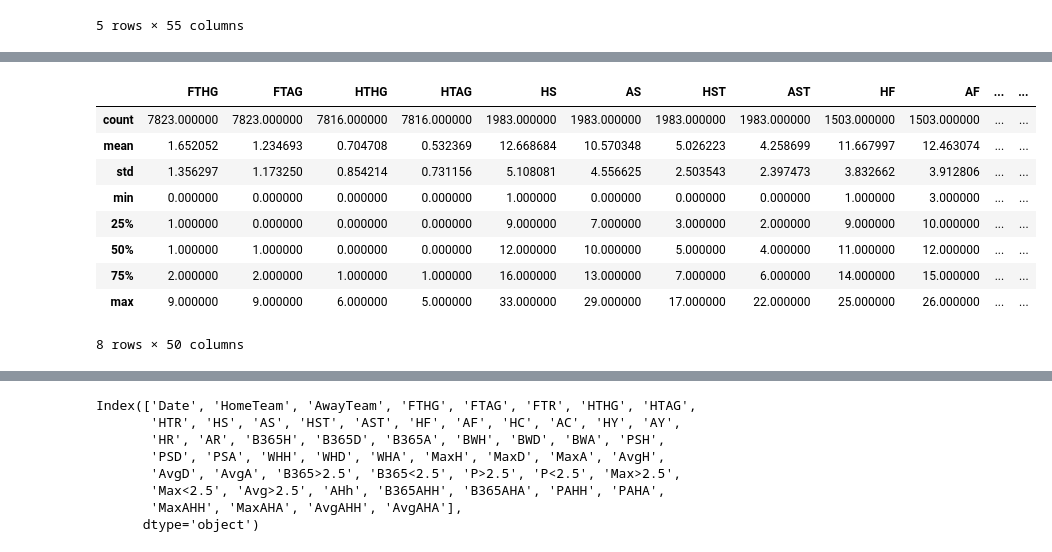
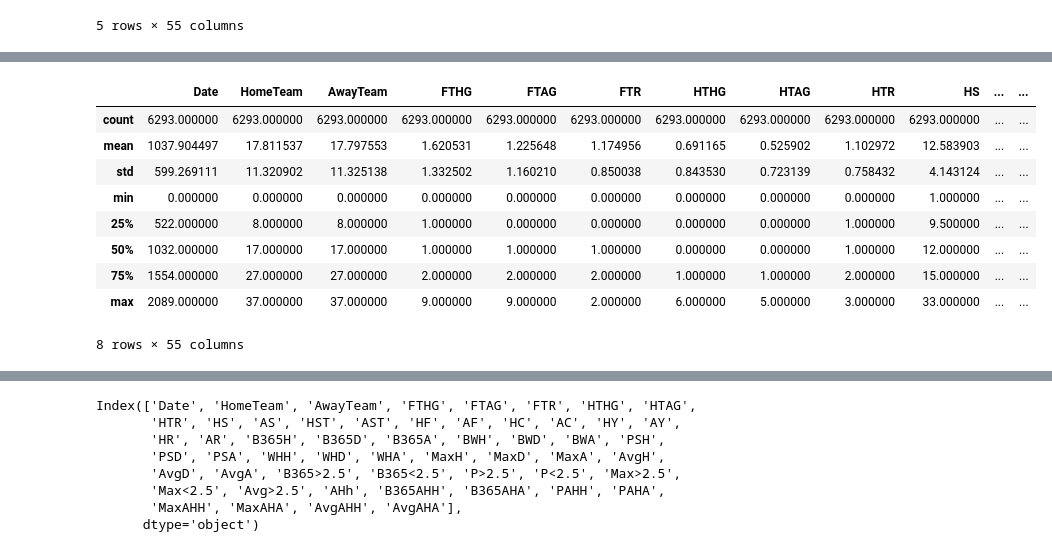
Before and after one commit to mstfgul/BetPredictionProject, a Jupyter notebook: visualizations/data_analysis_model_training_2.ipynb, the cells around one changed output, grey strips where cells are left out. Saved outputs shown, nothing was run; the diff lists cells and outputs as text; code cells hidden in the pictures.

Commit message:
update data analysis model training 2

```diff
--- a/visualizations/data_analysis_model_training_2.ipynb
+++ b/visualizations/data_analysis_model_training_2.ipynb
@@ -78,3 +78,22 @@ df_clean.head()
 | 3 | 04/08/07 | Dender | Germinal | 1.0 | 2.0 | A | ... |
 | 4 | 04/08/07 | FC Brussels | Westerlo | 0.0 | 1.0 | A | ... |
 5 rows × 55 columns
+# %%
+
+# Transform categorical data into numerical data
+
+from sklearn.preprocessing import LabelEncoder
+
+def encode_data(df):
+    le = LabelEncoder()
+    df['FTR and Res = Full Time Result (H=Home Win, D=Draw, A=Away Win)'] = le.fit_transform(df['FTR and Res = Full Time Result (H=Home Win, D=Draw, A=Away Win)'])
+    df['HTR = Half Time Result (H=Home Win, D=Draw, A=Away Win)'] = le.fit_transform(df['HTR = Half Time Result (H=Home Win, D=Draw, A=Away Win)'])
+    df['Date'] = le.fit_transform(df['Date'])
+
+
+    df['HomeTeam'] = le.fit_transform(df['HomeTeam'])
+    df['AwayTeam'] = le.fit_transform(df['AwayTeam'])
+    return df
+
+df_encoded = encode_data(df_clean.copy())
+df_encoded.head()
@@ -90,20 +117,20 @@ df_clean.head()
 from sklearn.impute import KNNImputer
 
 imputer = KNNImputer(n_neighbors=2)
-df_filled = imputer.fit_transform(df)
+df_filled = imputer.fit_transform(df_encoded)
 df_filled = pd.DataFrame(df_filled, columns=df.columns)
 # %%
 # General statistics
 
-df.describe()
+df_filled.describe()
 # %% [output]
-|  | FTHG | FTAG | HTHG | HTAG | HS | AS | HST | AST | HF | AF | ... | ... |
-| count | 7823.000000 | 7823.000000 | 7816.000000 | 7816.000000 | 1983.000000 | 1983.000000 | 1983.000000 | 1983.000000 | 1503.000000 | 1503.000000 | ... | ... |
-| mean | 1.652052 | 1.234693 | 0.704708 | 0.532369 | 12.668684 | 10.570348 | 5.026223 | 4.258699 | 11.667997 | 12.463074 | ... | ... |
-| std | 1.356297 | 1.173250 | 0.854214 | 0.731156 | 5.108081 | 4.556625 | 2.503543 | 2.397473 | 3.832662 | 3.912806 | ... | ... |
-| min | 0.000000 | 0.000000 | 0.000000 | 0.000000 | 1.000000 | 0.000000 | 0.000000 | 0.000000 | 1.000000 | 3.000000 | ... | ... |
-| 25% | 1.000000 | 0.000000 | 0.000000 | 0.000000 | 9.000000 | 7.000000 | 3.000000 | 2.000000 | 9.000000 | 10.000000 | ... | ... |
-| 50% | 1.000000 | 1.000000 | 0.000000 | 0.000000 | 12.000000 | 10.000000 | 5.000000 | 4.000000 | 11.000000 | 12.000000 | ... | ... |
-| 75% | 2.000000 | 2.000000 | 1.000000 | 1.000000 | 16.000000 | 13.000000 | 7.000000 | 6.000000 | 14.000000 | 15.000000 | ... | ... |
-| max | 9.000000 | 9.000000 | 6.000000 | 5.000000 | 33.000000 | 29.000000 | 17.000000 | 22.000000 | 25.000000 | 26.000000 | ... | ... |
+|  | Date | HomeTeam | AwayTeam | FTHG | FTAG | FTR | HTHG | HTAG | HTR | HS | ... | ... |
+| count | 6293.000000 | 6293.000000 | 6293.000000 | 6293.000000 | 6293.000000 | 6293.000000 | 6293.000000 | 6293.000000 | 6293.000000 | 6293.000000 | ... | ... |
+| mean | 1037.904497 | 17.811537 | 17.797553 | 1.620531 | 1.225648 | 1.174956 | 0.691165 | 0.525902 | 1.102972 | 12.583903 | ... | ... |
+| std | 599.269111 | 11.320902 | 11.325138 | 1.332502 | 1.160210 | 0.850038 | 0.843530 | 0.723139 | 0.758432 | 4.143124 | ... | ... |
+| min | 0.000000 | 0.000000 | 0.000000 | 0.000000 | 0.000000 | 0.000000 | 0.000000 | 0.000000 | 0.000000 | 1.000000 | ... | ... |
+| 25% | 522.000000 | 8.000000 | 8.000000 | 1.000000 | 0.000000 | 0.000000 | 0.000000 | 0.000000 | 1.000000 | 9.500000 | ... | ... |
+| 50% | 1032.000000 | 17.000000 | 17.000000 | 1.000000 | 1.000000 | 1.000000 | 0.000000 | 0.000000 | 1.000000 | 12.000000 | ... | ... |
+| 75% | 1554.000000 | 27.000000 | 27.000000 | 2.000000 | 2.000000 | 2.000000 | 1.000000 | 1.000000 | 2.000000 | 15.000000 | ... | ... |
+| max | 2089.000000 | 37.000000 | 37.000000 | 9.000000 | 9.000000 | 2.000000 | 6.000000 | 5.000000 | 3.000000 | 33.000000 | ... | ... |
-8 rows × 50 columns
+8 rows × 55 columns
```
Also changed, not shown: parts of 10 cells of this notebook.
